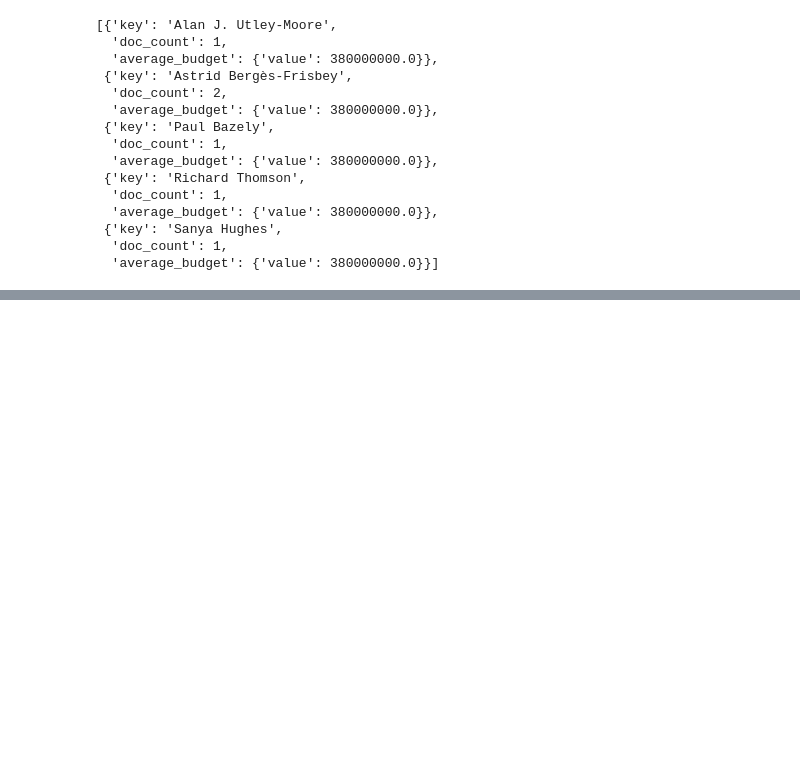
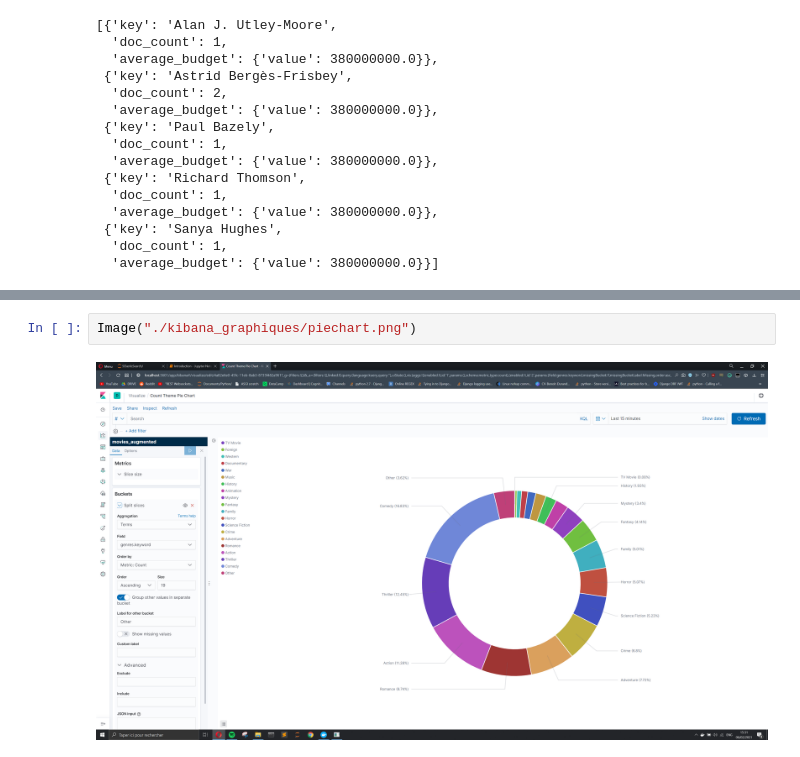
Before and after one commit to duranbe/DataEngineerTools, a Jupyter notebook: 5ElasticSearch/Introduction.ipynb, the cells around one changed output, grey strips where cells are left out. Saved outputs shown, nothing was run; the diff lists cells and outputs as text; blank space fills up the shorter version.

```diff
--- a/5ElasticSearch/Introduction.ipynb
+++ b/5ElasticSearch/Introduction.ipynb
@@ -719,0 +726,4 @@ result["aggregations"]["actor"]["buckets"][0:5]
+# %%
+Image("./kibana_graphiques/piechart.png")
+# %% [output]
+[figure, added]
```
Also changed, not shown: parts of 3 cells of this notebook, 6 other files.
